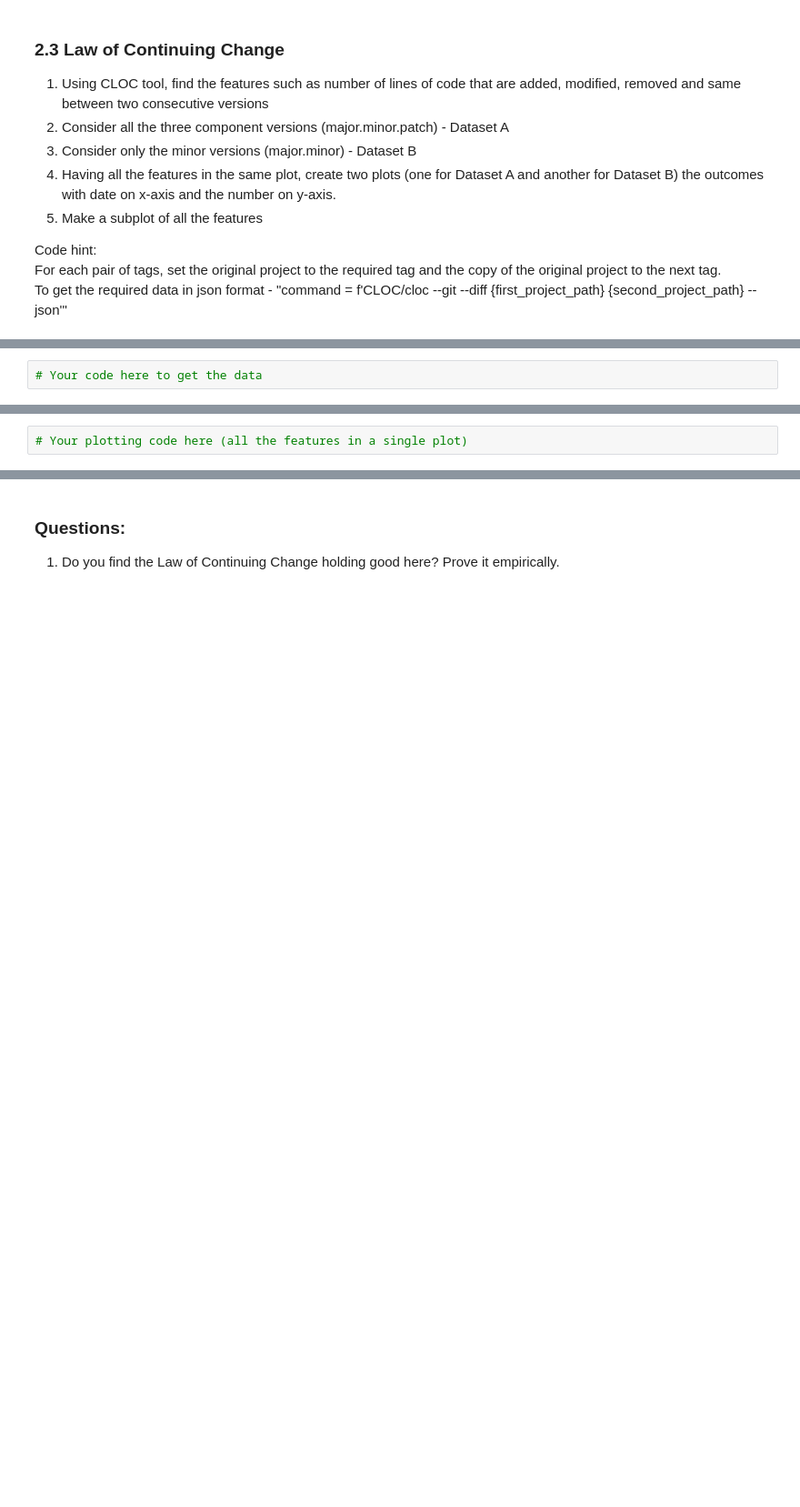
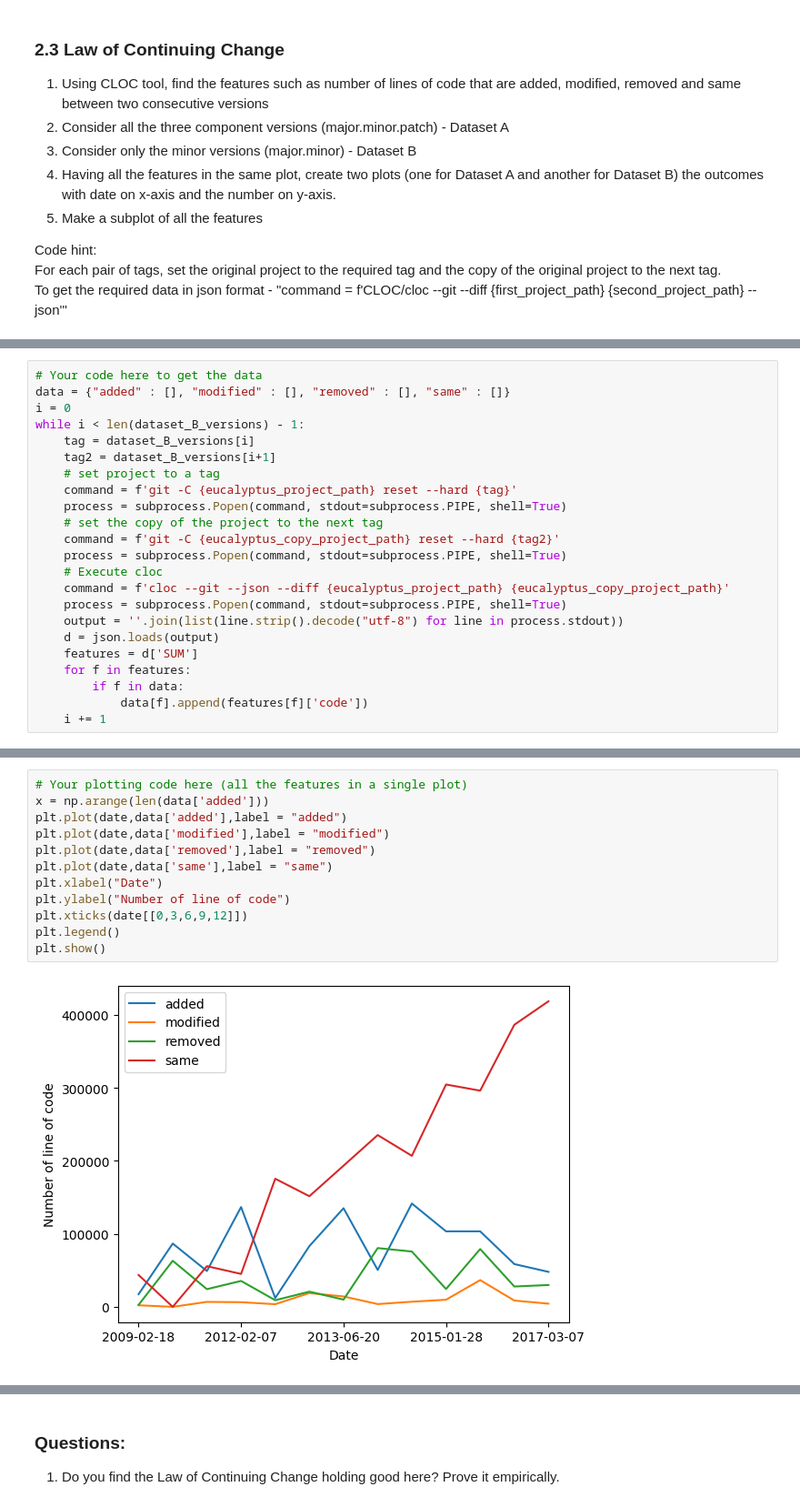
Before and after one commit to william-walcarius/Software_evolution_TP2_2023, a Jupyter notebook: TP2_section2.ipynb, the cells around one changed output, grey strips where cells are left out. Shown at 91% size. Cells and saved outputs as stored; diff of their text form; blank space fills up the shorter version.

```diff
--- a/TP2_section2.ipynb
+++ b/TP2_section2.ipynb
@@ -519,2 +523,23 @@ major_minor_patch_versions = '' #set of version that you would like to consider
 # %%
 # Your code here to get the data
+data = {"added" : [], "modified" : [], "removed" : [], "same" : []}
+i = 0
+while i < len(dataset_B_versions) - 1:
+    tag = dataset_B_versions[i]
+    tag2 = dataset_B_versions[i+1]
+    # set project to a tag
+    command = f'git -C {eucalyptus_project_path} reset --hard {tag}'
+    process = subprocess.Popen(command, stdout=subprocess.PIPE, shell=True)
+    # set the copy of the project to the next tag
+    command = f'git -C {eucalyptus_copy_project_path} reset --hard {tag2}'
+    process = subprocess.Popen(command, stdout=subprocess.PIPE, shell=True)
+    # Execute cloc
+    command = f'cloc --git --json --diff {eucalyptus_project_path} {eucalyptus_copy_project_path}'
+    process = subprocess.Popen(command, stdout=subprocess.PIPE, shell=True)
+    output = ''.join(list(line.strip().decode("utf-8") for line in process.stdout))
+    d = json.loads(output)
+    features = d['SUM']
+    for f in features:
+        if f in data:
+            data[f].append(features[f]['code'])
+    i += 1
@@ -523,4 +572,16 @@ major_minor_patch_versions = '' #set of version that you would like to consider
 # %%
 # Your plotting code here (all the features in a single plot)
+x = np.arange(len(data['added']))
+plt.plot(date,data['added'],label = "added")
+plt.plot(date,data['modified'],label = "modified")
+plt.plot(date,data['removed'],label = "removed")
+plt.plot(date,data['same'],label = "same")
+plt.xlabel("Date")
+plt.ylabel("Number of line of code")
+plt.xticks(date[[0,3,6,9,12]])
+plt.legend()
+plt.show()
+# %% [output]
+[figure, added]
 # %%
 # Your plotting code here, different plot for each feature
```
Also changed, not shown: parts of 6 cells of this notebook.
